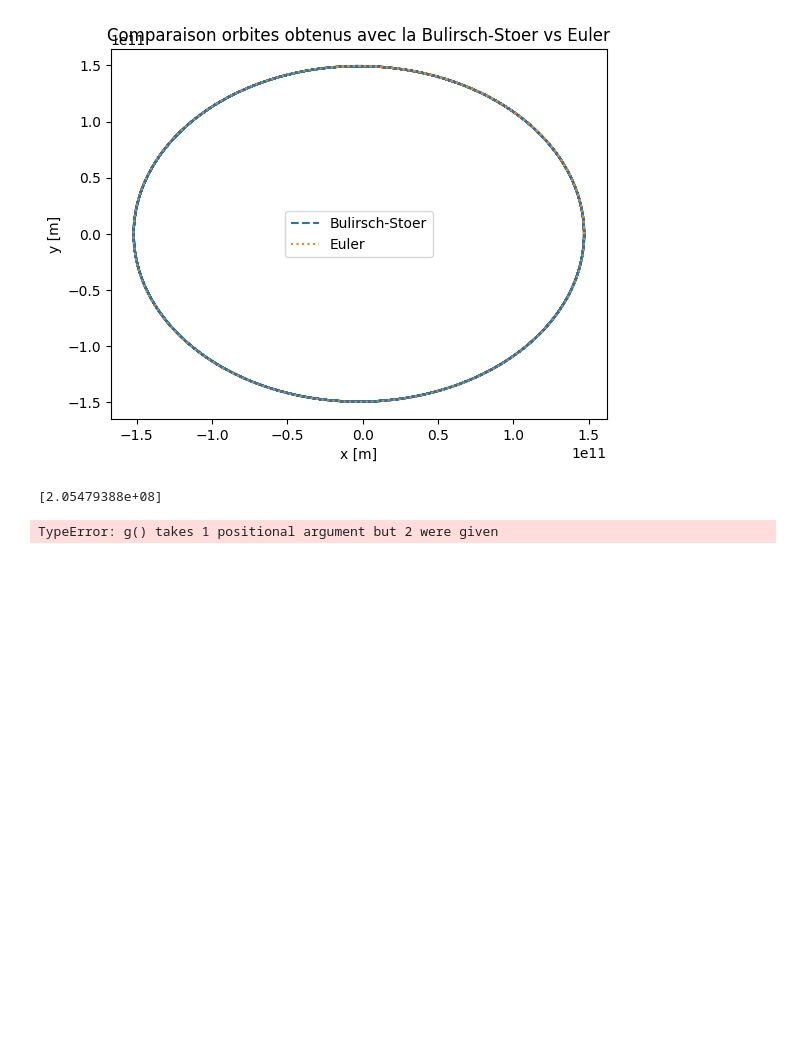
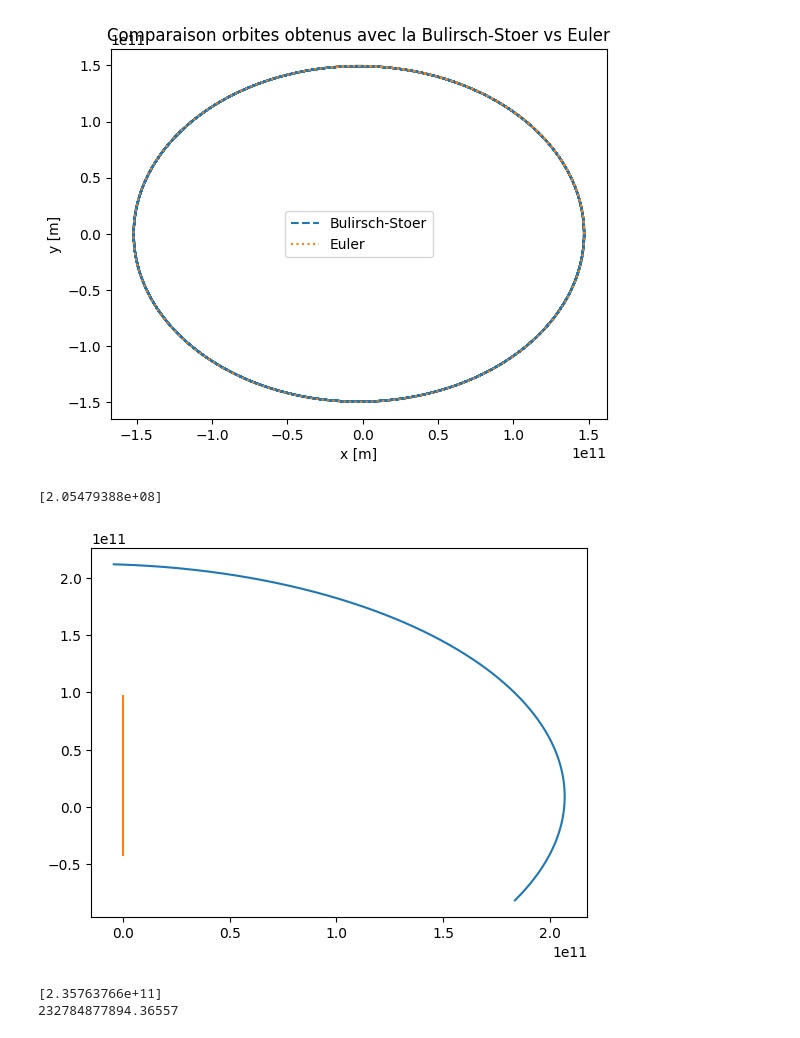
Before and after one commit to gamer39/Physique_numerique, a Jupyter notebook: Tp3/test.ipynb, the cells around one changed output. Drawn from its saved outputs; the diff is of its cells as text; code cells hidden in the pictures; blank space fills up the shorter version.

```diff
--- a/Tp3/test.ipynb
+++ b/Tp3/test.ipynb
@@ -343,80 +343,101 @@ def g(rx, ry, rz):
     fvz=f(x, y, z)[2]
     return np.array([fx, fvx, fy, fvy, fz, fvz],float)
 
-def Bulirsch3D(a, b, H, r_0, v_0, delta):
+def Bulirsch3D(a, b, H, r_0x, v_0x, r_0y, v_0y, r_0z, v_0z, delta):
     tpoints = np.arange(a, b, H)
     x = []
     y = []
     z = []
-    rx = np.array([r_0, 0.0], float)
-    ry = np.array([0, v_0], float)
-    rz =
+    vz = []
+    rx = np.array([r_0x, v_0x], float)
+    ry = np.array([r_0y, v_0y], float)
+    rz = np.array([r_0z, v_0z], float)
 
     for t in tpoints:
         x.append(rx[0])
         y.append(ry[0])
+        z.append(rz[0])
         vx.append(rx[1])
         vy.append(ry[1])
+        vz.append(rz[1])
         n = 1
 
-        r1x = rx + 0.5*H*g(rx, ry)[0:2]
-        r1y = ry + 0.5*H*g(rx, ry)[2:4]
-        r2x = rx + H*g(r1x, r1y)[0:2]
-        r2y = ry + H*g(r1x, r1y)[2:4]
+        r1x = rx + 0.5*H*g(rx, ry, rz)[0:2]
+        r1y = ry + 0.5*H*g(rx, ry, rz)[2:4]
+        r1z = rz + 0.5*H*g(rx, ry, rz)[4:6]
+        r2x = rx + H*g(r1x, r1y, r1z)[0:2]
+        r2y = ry + H*g(r1x, r1y, r1z)[2:4]
+        r2z = rz + H*g(r1x, r1y, r1z)[4:6]
 
         R1x = np.empty([1,2],float)
-        R1x[0] = 0.5*(r1x+r2x+0.5*H*g(r2x, r2y)[0:2])
+        R1x[0] = 0.5*(r1x+r2x+0.5*H*g(r2x, r2y, r2z)[0:2])
 
 
 
 
         R1y = np.empty([1,2],float)
-        R1y[0] = 0.5*(r1y+r2y+0.5*H*g(r2x, r2y)[2:4])
+        R1y[0] = 0.5*(r1y+r2y+0.5*H*g(r2x, r2y, r2z)[2:4])
 
-        errorx = errory = 2*H*delta
-        while errorx > H*delta and errory > H*delta:
+        R1z = np.empty([1,2],float)
+        R1z[0] = 0.5*(r1z+r2z+0.5*H*g(r2x, r2y, r2z)[2:4])
+
+        errorx = errory = errorz = 2*H*delta
+        while errorx > H*delta and errory > H*delta and errorz > H*delta:
             n += 1
             h = H/n
 
-            r1x = rx + 0.5*h*g(rx, ry)[0:2]
-            r1y = ry + 0.5*h*g(rx, ry)[2:4]
-            r2x = rx + h*g(r1x, r1y)[0:2]
-            r2y = ry + h*g(r1x,r1y)[2:4]
+            r1x = rx + 0.5*h*g(rx, ry, rz)[0:2]
+            r1y = ry + 0.5*h*g(rx, ry, rz)[2:4]
+            r1z = rz + 0.5*h*g(rx, ry, rz)[4:6]
+            r2x = rx + h*g(r1x,r1y,r1z)[0:2]
+            r2y = ry + h*g(r1x,r1y,r1z)[2:4]
+            r2z = rz + h*g(r1x,r1y,r1z)[4:6]
 
             for i in range(n-1):
-                r1x += h*g(r2x, r2y)[0:2]
-                r1y += h*g(r2x ,r2y)[2:4]
-                r2x += h*g(r1x, r1y)[0:2]
-                r2y += h*g(r1x ,r1y)[2:4]
+                r1x += h*g(r2x, r2y, r2z)[0:2]
+                r1y += h*g(r2x ,r2y, r2z)[2:4]
+                r1z += h*g(r2x ,r2y, r2z)[4:6]
+                r2x += h*g(r1x, r1y, r2z)[0:2]
+                r2y += h*g(r1x ,r1y, r2z)[2:4]
+                r2z += h*g(r1x ,r1y, r2z)[4:6]
 
             R2x = R1x
             R2y = R1y
+            R2z = R1z
 
             R1x = np.empty([n,2], float)
-            R1x[0] = 0.5*(r1x+r2x+0.5*h*g(r2x, r2y)[0:2])
+            R1x[0] = 0.5*(r1x+r2x+0.5*h*g(r2x, r2y, r2z)[0:2])
             R1y = np.empty([n,2], float)
-            R1y[0] = 0.5*(r1y+r2y+0.5*h*g(r2x ,r2y)[2:4])
+            R1y[0] = 0.5*(r1y+r2y+0.5*h*g(r2x ,r2y, r2z)[2:4])
+            R1z = np.empty([n,2], float)
+            R1z[0] = 0.5*(r1z+r2z+0.5*h*g(r2x ,r2y, r2z)[4:6])
 
             for m in range (1, n):
                 epsilonx = (R1x[m-1]-R2x[m-1])/((n/(n-1))**(2*m)-1)
                 R1x[m] = R1x[m-1] + epsilonx
                 epsilony = (R1y[m-1]-R2y[m-1])/((n/(n-1))**(2*m)-1)
                 R1y[m] = R1y[m-1] + epsilony
+                epsilonz = (R1z[m-1]-R2z[m-1])/((n/(n-1))**(2*m)-1)
+                R1z[m] = R1z[m-1] + epsilonz
             errorx = abs(epsilonx[0])
             errory = abs(epsilony[0])
+            errorz = abs(epsilonz[0])
 
         rx = R1x[n-1]
         ry = R1y[n-1]
-    return(x,y,vx, vy, tpoints)
+        rz = R1z[n-1]
+    return(x,y,z,vx,vy,vz, tpoints)
 
-rx, tx = Bulirsch(0, 687*24*60*60, 30000, r_0x, v_0x, 900/(365*24*3600))
+xBur, yBur, zBur, vxbur, vybur, vzbur, tBur = Bulirsch3D(0, 203*24*60*60, 30000, r_0x, v_0x, r_0y, v_0y, r_0z, v_0z, 900/(365*24*3600))
 
-plt.plot(tx, rx)
+plt.plot(xBur, yBur, zBur)
 plt.show()
 
 position_fin = eph.position('mars',atterissage.jd)
-print(((position_fin[0]**2)+(position_fin[1]**2)+(position_fin[2]**2))**0.5)
-print((rx[-1]**2+ry[-1]**2+rz[-1]**2)**0.5)
+print((((position_fin[0]**2)+(position_fin[1]**2)+(position_fin[2]**2))**0.5)*1000)
+print((xBur[-1]**2+yBur[-1]**2+zBur[-1]**2)**0.5)
 # %% [output]
 [2.05479388e+08]
+[figure, added]
-TypeError: g() takes 1 positional argument but 2 were given
+[2.35763766e+11]
+232784877894.36557
```
